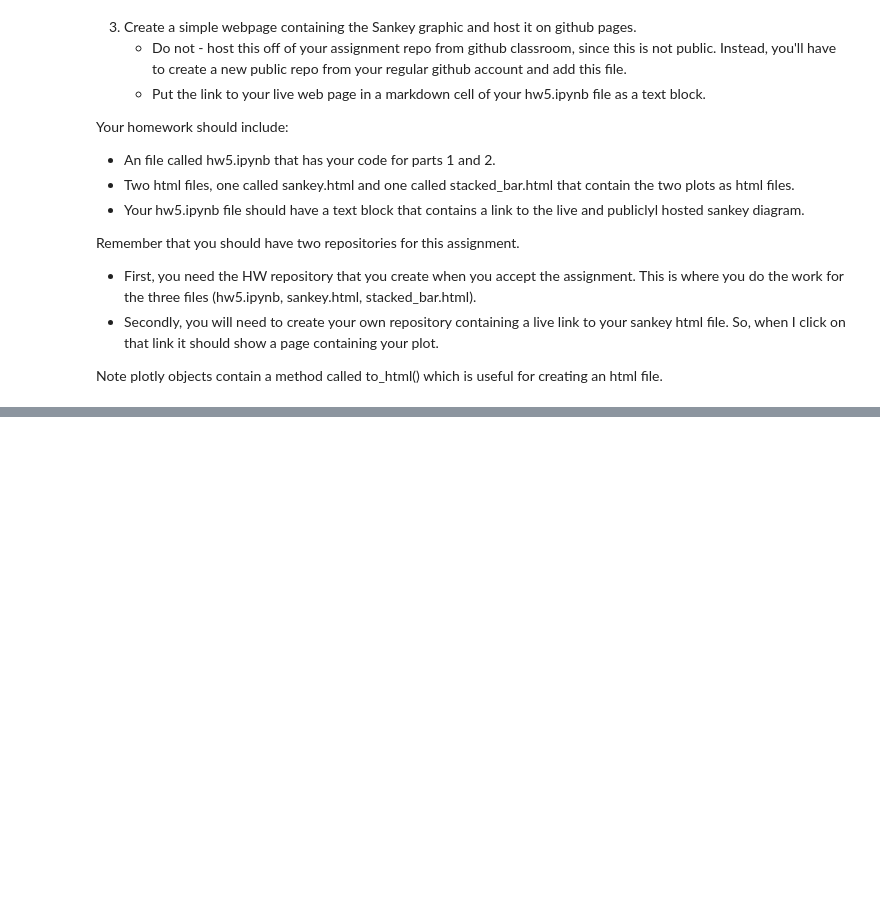
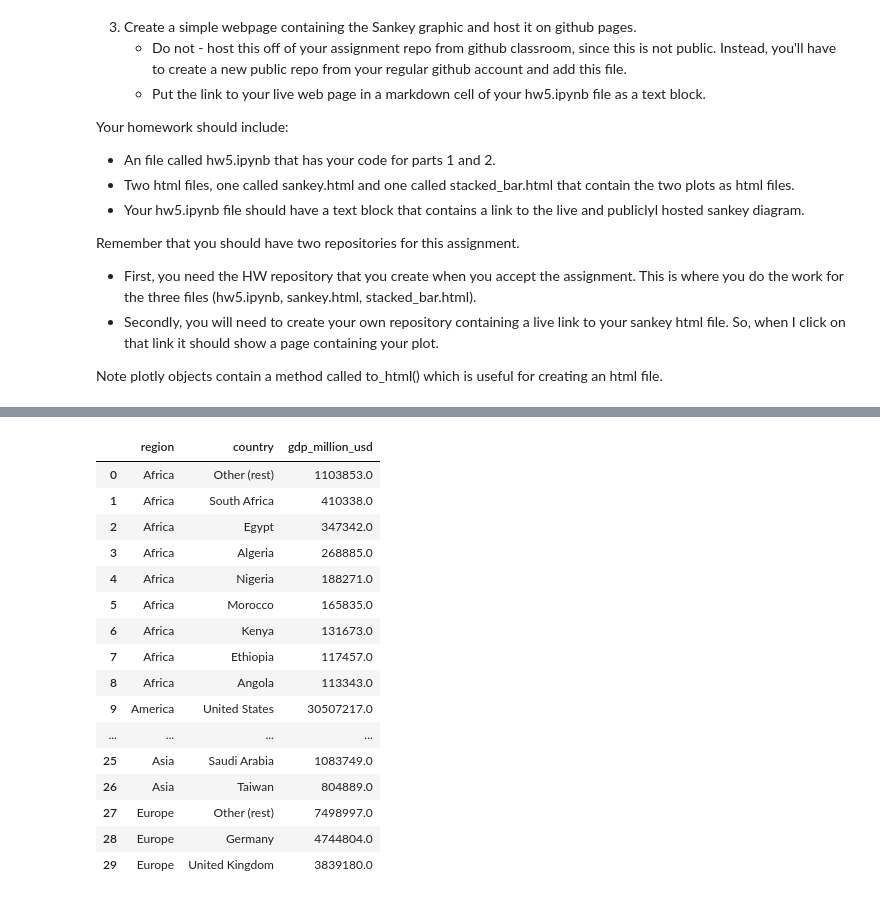
Before and after one commit to Kavisha-29-R/homework-5-Kavisha-29-R, a Jupyter notebook: hw5.ipynb, the cells around one changed output, grey strips where cells are left out. Saved outputs shown, nothing was run; the diff lists cells and outputs as text; code cells hidden in the pictures; blank space fills up the shorter version.

```diff
--- a/hw5.ipynb
+++ b/hw5.ipynb
@@ -29,0 +72,13 @@ Note plotly objects contain a method called to_html() which is useful for creati
+# %%
+# Convert the first big table to pandas DataFrame
+imf_df = pd.read_html(str(tables[0]))[0]
+
+# Clean column names (remove footnotes)
+imf_df.columns = [c.split("[")[0].strip() for c in imf_df.columns]
+
+# Rename the country column for clarity
+if "Country/Territory" in imf_df.columns:
+    imf_df.rename(columns={"Country/Territory": "Country"}, inplace=True)
+
+# Show first few rows
+imf_df.head()
@@ -29,0 +246,46 @@ Note plotly objects contain a method called to_html() which is useful for creati
+# %%
+# For readability: pick the top N countries per region to include in the stacked bar.
+# If you want *all* countries you can skip the top-N filter, but stacks become unreadable.
+TOP_N = 8  # top 8 countries per region
+
+top_countries = (
+    df
+    .sort_values(["region","gdp_million_usd"], ascending=[True, False])
+    .groupby("region")
+    .head(TOP_N)
+    .reset_index(drop=True)
+)
+
+# We also compute a small 'Other' bucket per region (sum of remaining countries)
+others_summary = (
+    df
+    .merge(top_countries[['country']], on='country', how='left', indicator=True)
+    .query("_merge == 'left_only'")
+    .groupby('region', as_index=False)
+    .agg(country=('country', lambda s: 'Other (rest)'),
+         gdp_million_usd=('gdp_million_usd','sum'))
+)
+
+# combine top countries + other buckets
+plot_df = pd.concat([top_countries[['region','country','gdp_million_usd']], others_summary[['region','country','gdp_million_usd']]], ignore_index=True)
+plot_df = plot_df.sort_values(['region','gdp_million_usd'], ascending=[True, False]).reset_index(drop=True)
+
+plot_df.head(30)
+# %% [output]
+|  | region | country | gdp_million_usd |
+| 0 | Africa | Other (rest) | 1103853.0 |
+| 1 | Africa | South Africa | 410338.0 |
+| 2 | Africa | Egypt | 347342.0 |
+| 3 | Africa | Algeria | 268885.0 |
+| 4 | Africa | Nigeria | 188271.0 |
+| 5 | Africa | Morocco | 165835.0 |
+| 6 | Africa | Kenya | 131673.0 |
+| 7 | Africa | Ethiopia | 117457.0 |
+| 8 | Africa | Angola | 113343.0 |
+| 9 | America | United States | 30507217.0 |
+| ... | ... | ... | ... |
+| 25 | Asia | Saudi Arabia | 1083749.0 |
+| 26 | Asia | Taiwan | 804889.0 |
+| 27 | Europe | Other (rest) | 7498997.0 |
+| 28 | Europe | Germany | 4744804.0 |
+| 29 | Europe | United Kingdom | 3839180.0 |
```
Also changed, not shown: parts of 8 cells of this notebook, 1 other file.
